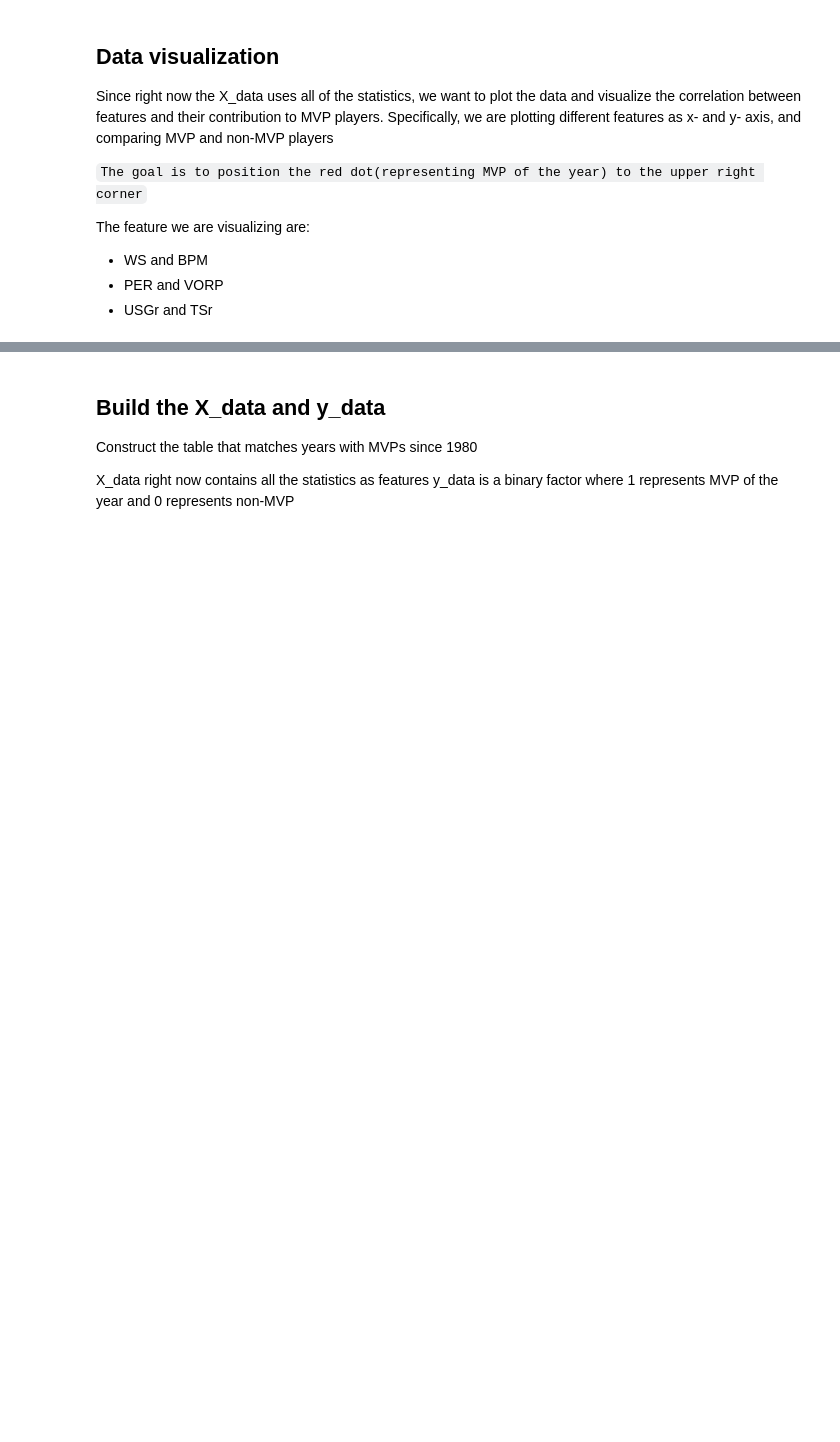
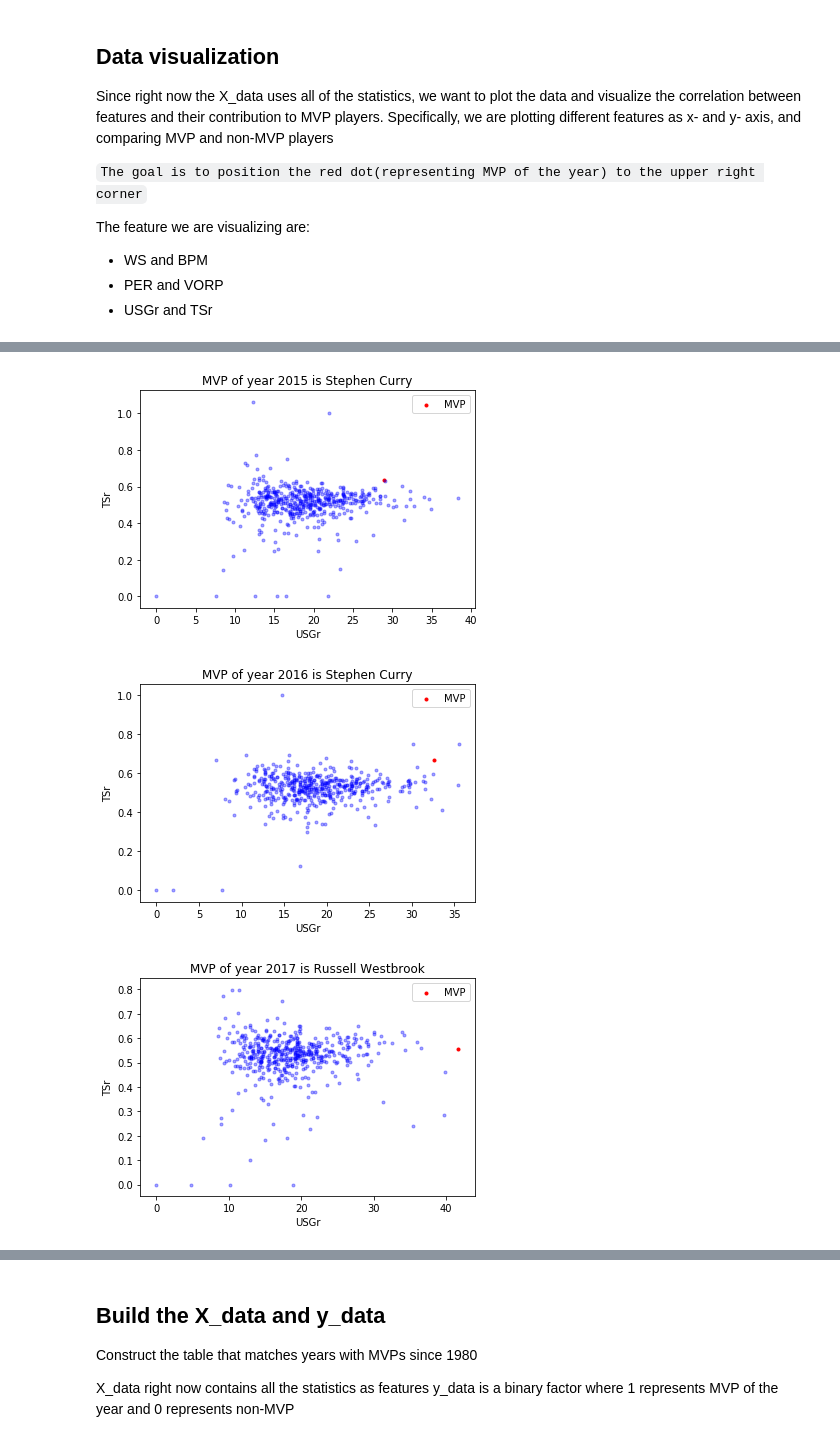
Before and after one commit to wangjiayin1010/NBA-MVP-prediction, a Jupyter notebook: assignment2.ipynb, the cells around one changed output, grey strips where cells are left out. Drawn from its saved outputs; the diff is of its cells as text; code cells hidden in the pictures; blank space fills up the shorter version.

```diff
--- a/assignment2.ipynb
+++ b/assignment2.ipynb
@@ -214,16 +186,21 @@ for cur_year in range(2000, 2018):
 # %%
 title = ""
-for cur_year in range(2014, 2018):
+for cur_year in range(2015, 2018):
     for x in data_refined:
         if x.Year == cur_year:
             if mvps[int(x.Year)] == x.Name:
                 title = ("MVP of year " + str(cur_year) + " is " + str(mvps[int(cur_year)]))
-                plt.scatter(x.USGr, x.TSr, color='r', marker=".")
+                plt.scatter(x.USGr, x.TSr, color='r', marker=".", label="MVP")
             else:
                 plt.scatter(x.USGr, x.TSr, color='b', marker=".", alpha=.35)
 
 
     plt.title(title)
     plt.xlabel("USGr")
     plt.ylabel("TSr")
+    plt.legend()
     plt.show()
+# %% [output]
+[figure, added]
+[figure, added]
+[figure, added]
```
Also changed, not shown: parts of 9 cells of this notebook, 1 other file.
